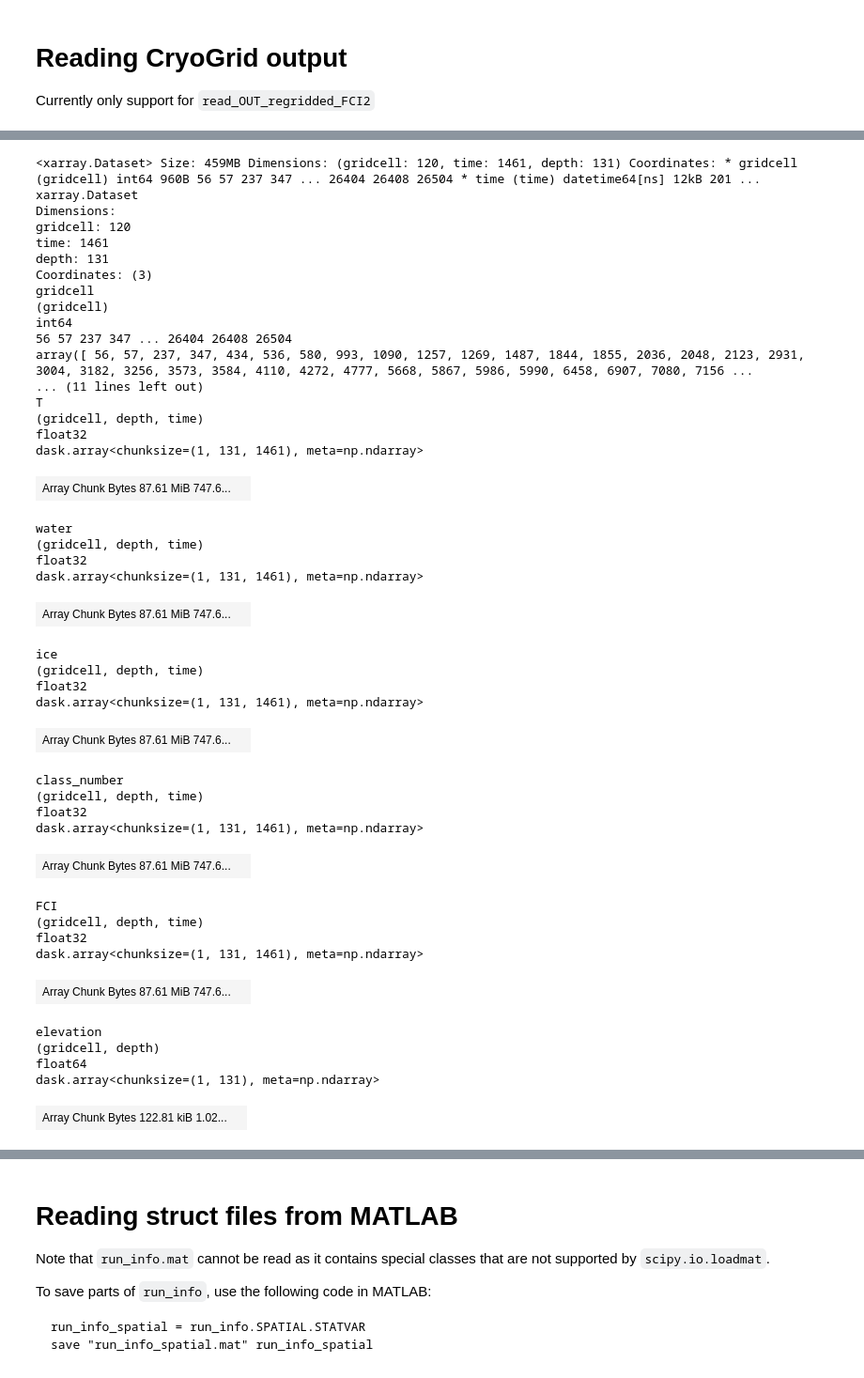
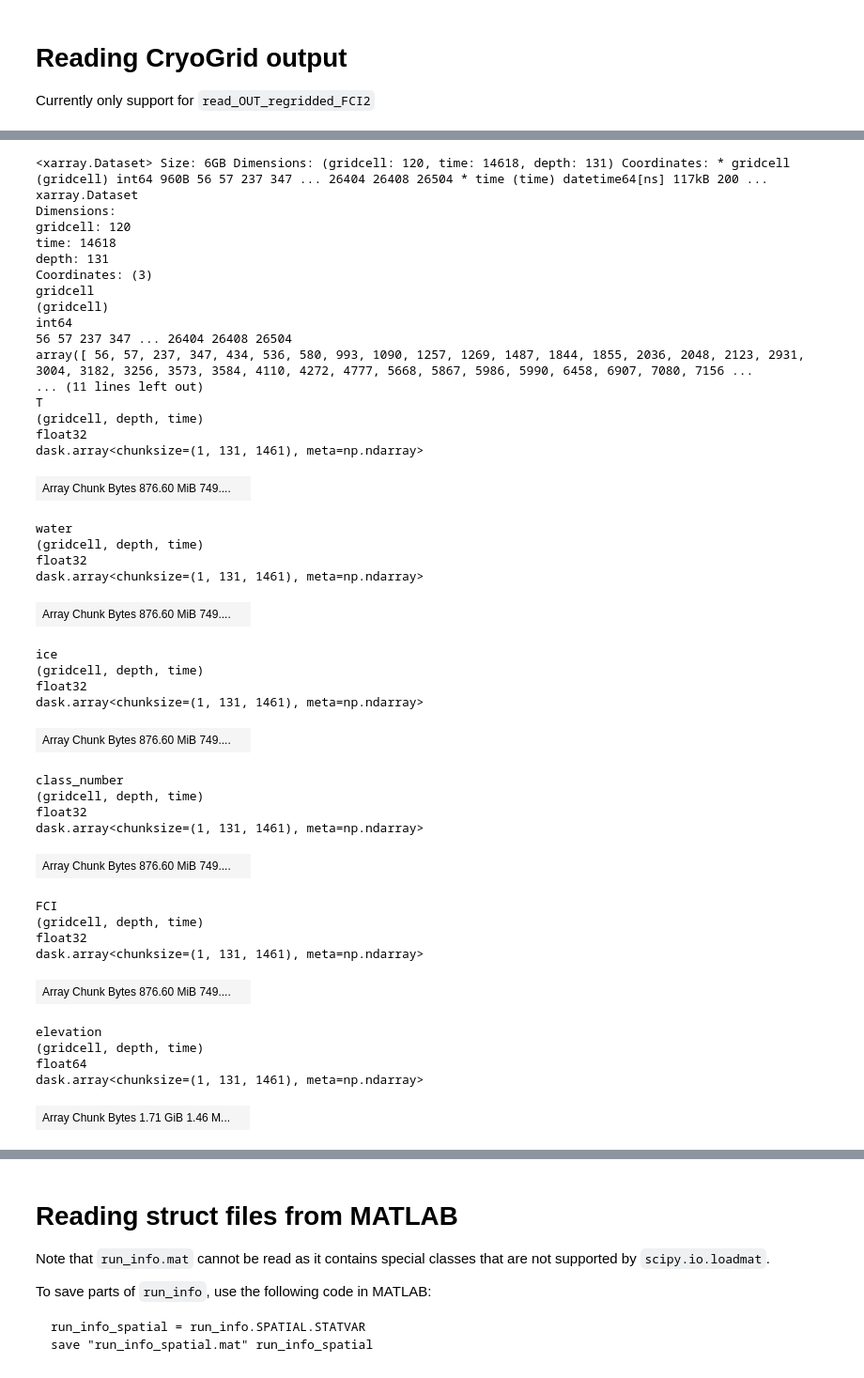
Before and after one commit to lukegre/CryoGrid-pyTools, a Jupyter notebook: demo.ipynb, the cells around one changed output, grey strips where cells are left out. Shown at 94% size. Saved outputs shown, nothing was run; the diff lists cells and outputs as text; code cells hidden in the pictures.

```diff
--- a/demo.ipynb
+++ b/demo.ipynb
@@ -70,6 +68,6 @@ filename :
 # %%
-fname = "/Users/luke/SDSC/CryoGrid/ITCH-ML/spatial_simulations/Tronfjell_spatial3/Tronfjell_spatial3_*_2015*.mat"
-out = cgt.read_OUT_regridded_FCI2_clusters(fname)
+fname = "/Users/luke/SDSC/CryoGrid/ITCH-ML/spatial_simulations/Tronfjell_spatial3/Tronfjell_spatial3_*_201*.mat"
+out = cgt.read_OUT_regridded_FCI2_clusters(fname, deepest_point=-5)
 out
 # %% [output]
 [Parallel(n_jobs=-1)]: Using backend ThreadingBackend with 8 concurrent workers.
@@ -78,46 +79,46 @@ out
-<xarray.Dataset> Size: 459MB Dimensions: (gridcell: 120, time: 1461, depth: 131) Coordinates: * gridcell (gridcell) int64 960B 56 57 237 347 ... 26404 26408 26504 * time (time) datetime64[ns] 12kB 201 ...
+<xarray.Dataset> Size: 6GB Dimensions: (gridcell: 120, time: 14618, depth: 131) Coordinates: * gridcell (gridcell) int64 960B 56 57 237 347 ... 26404 26408 26504 * time (time) datetime64[ns] 117kB 200 ...
 xarray.Dataset
 Dimensions:
 gridcell: 120
-time: 1461
+time: 14618
 depth: 131
 Coordinates: (3)
 gridcell
 (gridcell)
 int64
 56 57 237 347 ... 26404 26408 26504
 array([ 56, 57, 237, 347, 434, 536, 580, 993, 1090, 1257, 1269, 1487, 1844, 1855, 2036, 2048, 2123, 2931, 3004, 3182, 3256, 3573, 3584, 4110, 4272, 4777, 5668, 5867, 5986, 5990, 6458, 6907, 7080, 7156 ...
 ... (11 lines left out)
 T
 (gridcell, depth, time)
 float32
 dask.array<chunksize=(1, 131, 1461), meta=np.ndarray>
-| Array Chunk Bytes 87.61 MiB 747.6... |  |
+| Array Chunk Bytes 876.60 MiB 749.... |  |
 water
 (gridcell, depth, time)
 float32
 dask.array<chunksize=(1, 131, 1461), meta=np.ndarray>
-| Array Chunk Bytes 87.61 MiB 747.6... |  |
+| Array Chunk Bytes 876.60 MiB 749.... |  |
 ice
 (gridcell, depth, time)
 float32
 dask.array<chunksize=(1, 131, 1461), meta=np.ndarray>
-| Array Chunk Bytes 87.61 MiB 747.6... |  |
+| Array Chunk Bytes 876.60 MiB 749.... |  |
 class_number
 (gridcell, depth, time)
 float32
 dask.array<chunksize=(1, 131, 1461), meta=np.ndarray>
-| Array Chunk Bytes 87.61 MiB 747.6... |  |
+| Array Chunk Bytes 876.60 MiB 749.... |  |
 FCI
 (gridcell, depth, time)
 float32
 dask.array<chunksize=(1, 131, 1461), meta=np.ndarray>
-| Array Chunk Bytes 87.61 MiB 747.6... |  |
+| Array Chunk Bytes 876.60 MiB 749.... |  |
 elevation
-(gridcell, depth)
+(gridcell, depth, time)
 float64
-dask.array<chunksize=(1, 131), meta=np.ndarray>
+dask.array<chunksize=(1, 131, 1461), meta=np.ndarray>
-| Array Chunk Bytes 122.81 kiB 1.02... |  |
+| Array Chunk Bytes 1.71 GiB 1.46 M... |  |
 Indexes: (3)
 gridcell
 PandasIndex
```
Also changed, not shown: parts of 10 cells of this notebook, 3 other files.
